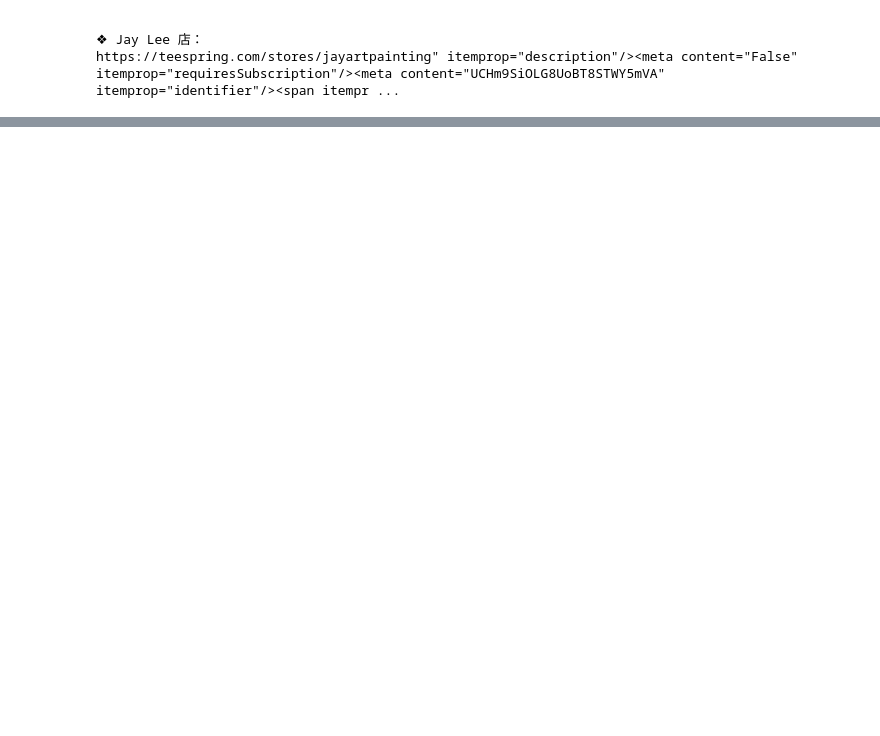
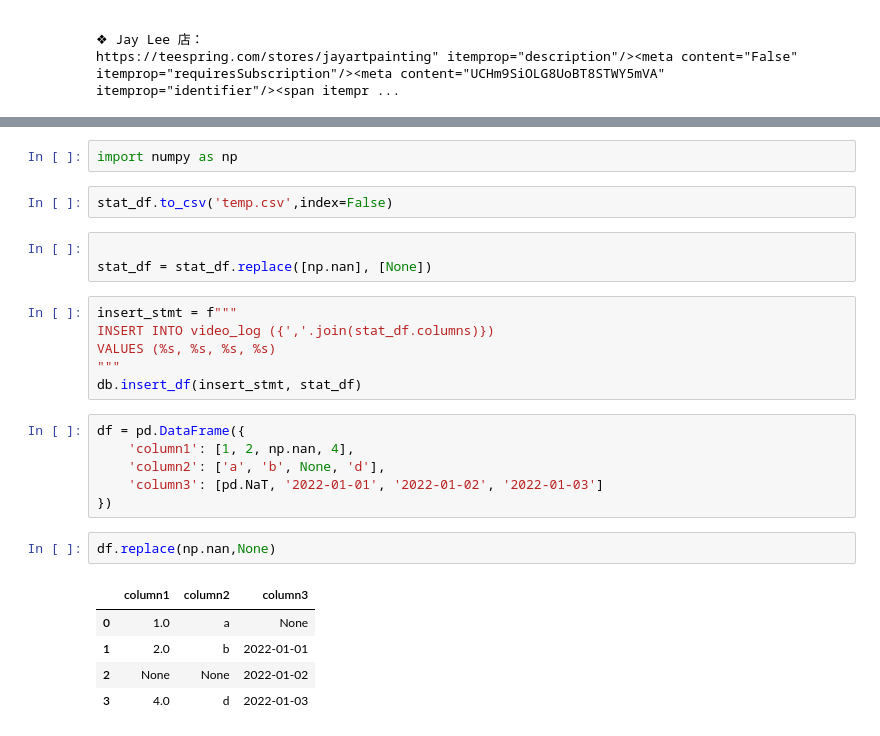
Before and after one commit to harryhowiefish/youtube-insight, a Jupyter notebook: selenium_video_test.ipynb, the cells around one changed output, grey strips where cells are left out. Drawn from its saved outputs; the diff is of its cells as text; blank space fills up the shorter version.

Commit message:
clean and update - clean testing files - finish video information crawling

```diff
--- a/selenium_video_test.ipynb
+++ b/selenium_video_test.ipynb
@@ -75,0 +204,27 @@ https://teespring.com/stores/jayartpainting" itemprop="description"/><meta conte
+# %%
+import numpy as np
+# %%
+stat_df.to_csv('temp.csv',index=False)
+# %%
+
+stat_df = stat_df.replace([np.nan], [None])
+# %%
+insert_stmt = f"""
+INSERT INTO video_log ({','.join(stat_df.columns)})
+VALUES (%s, %s, %s, %s)
+"""
+db.insert_df(insert_stmt, stat_df)
+# %%
+df = pd.DataFrame({
+    'column1': [1, 2, np.nan, 4],
+    'column2': ['a', 'b', None, 'd'],
+    'column3': [pd.NaT, '2022-01-01', '2022-01-02', '2022-01-03']
+})
+# %%
+df.replace(np.nan,None)
+# %% [output]
+|  | column1 | column2 | column3 |
+| 0 | 1.0 | a | None |
+| 1 | 2.0 | b | 2022-01-01 |
+| 2 | None | None | 2022-01-02 |
+| 3 | 4.0 | d | 2022-01-03 |
```
Also changed, not shown: parts of 29 cells of this notebook, 13 other files.
